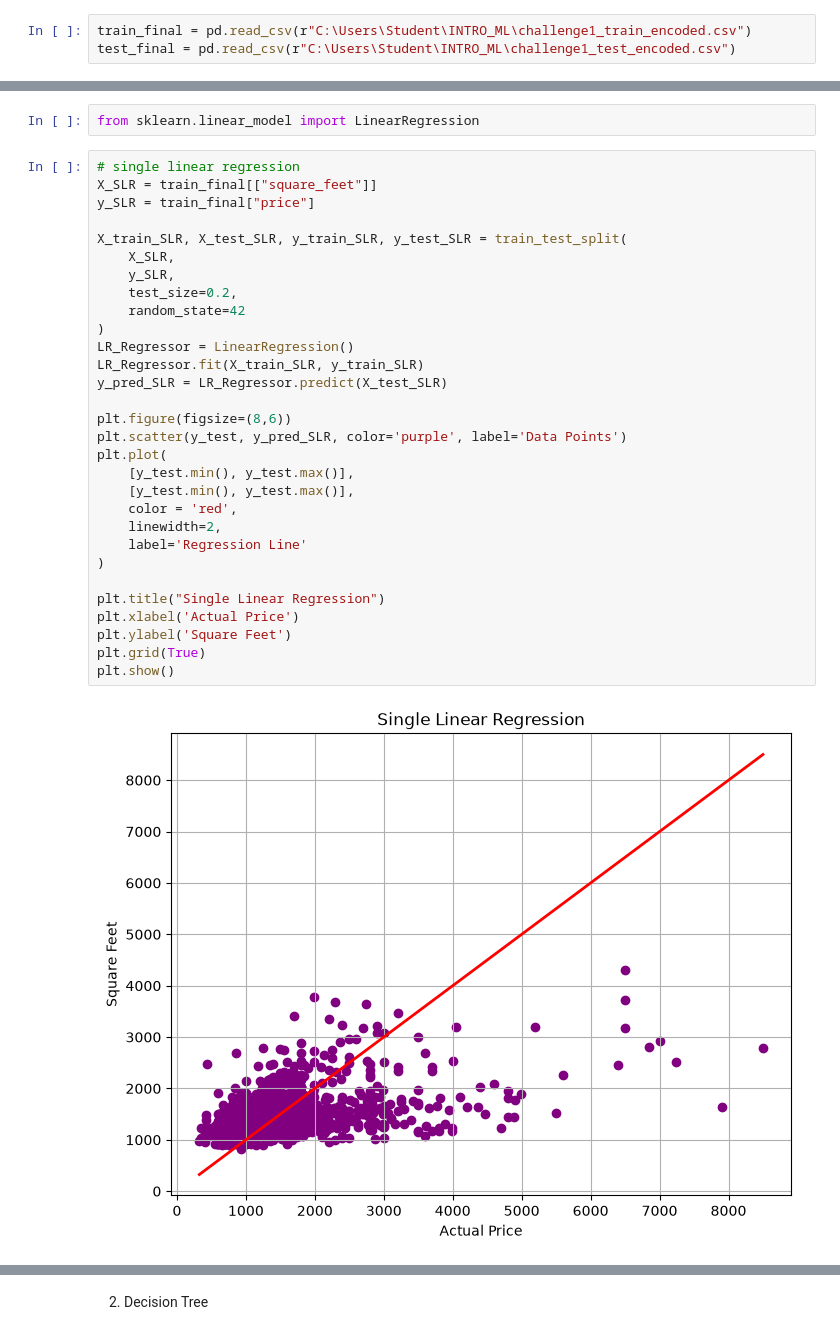
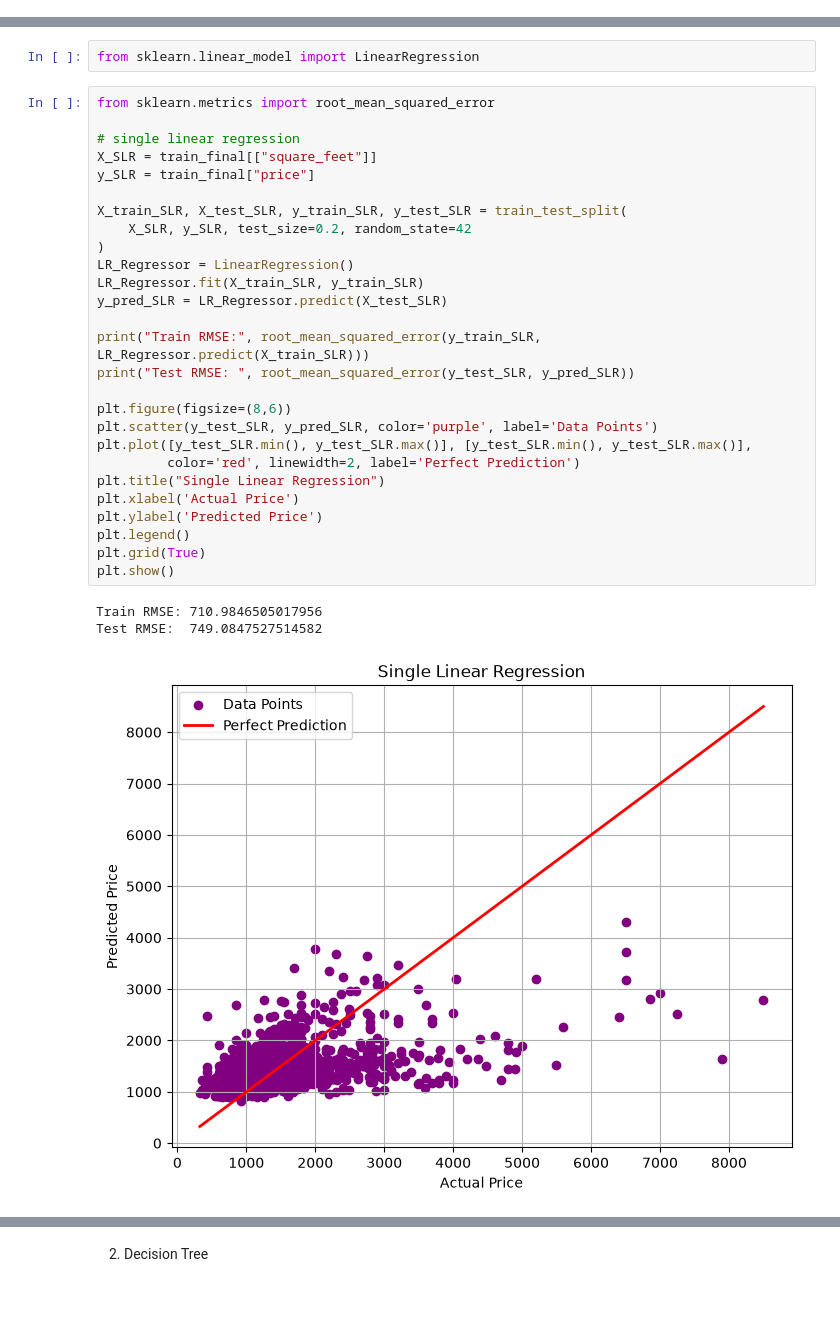
Before and after one commit to bpoggialways/INTRO_ML, a Jupyter notebook: challenge1.ipynb, the cells around one changed output, grey strips where cells are left out. Saved outputs shown, nothing was run; the diff lists cells and outputs as text; blank space fills up the shorter version.

```diff
--- a/challenge1.ipynb
+++ b/challenge1.ipynb
@@ -297,6 +245,3 @@ Name: count, dtype: int64
-# %%
-train_final = pd.read_csv(r"C:\Users\Student\INTRO_ML\challenge1_train_encoded.csv")
-test_final = pd.read_csv(r"C:\Users\Student\INTRO_ML\challenge1_test_encoded.csv")
 # %%
 sns.displot(df_train['price'])
 # %% [output]
@@ -339,36 +284,35 @@ X_train, X_test, y_train, y_test = train_test_split(
 # %%
 from sklearn.linear_model import LinearRegression
 # %%
+from sklearn.metrics import root_mean_squared_error
+
 # single linear regression
 X_SLR = train_final[["square_feet"]]
 y_SLR = train_final["price"]
 
 X_train_SLR, X_test_SLR, y_train_SLR, y_test_SLR = train_test_split(
-    X_SLR,
-    y_SLR,
-    test_size=0.2,
-    random_state=42
+    X_SLR, y_SLR, test_size=0.2, random_state=42
 )
 LR_Regressor = LinearRegression()
 LR_Regressor.fit(X_train_SLR, y_train_SLR)
 y_pred_SLR = LR_Regressor.predict(X_test_SLR)
 
+print("Train RMSE:", root_mean_squared_error(y_train_SLR, LR_Regressor.predict(X_train_SLR)))
+print("Test RMSE: ", root_mean_squared_error(y_test_SLR, y_pred_SLR))
+
 plt.figure(figsize=(8,6))
-plt.scatter(y_test, y_pred_SLR, color='purple', label='Data Points')
-plt.plot(
-    [y_test.min(), y_test.max()],
-    [y_test.min(), y_test.max()],
-    color = 'red',
-    linewidth=2,
-    label='Regression Line'
-)
-
+plt.scatter(y_test_SLR, y_pred_SLR, color='purple', label='Data Points')
+plt.plot([y_test_SLR.min(), y_test_SLR.max()], [y_test_SLR.min(), y_test_SLR.max()],
+         color='red', linewidth=2, label='Perfect Prediction')
 plt.title("Single Linear Regression")
 plt.xlabel('Actual Price')
-plt.ylabel('Square Feet')
+plt.ylabel('Predicted Price')
+plt.legend()
 plt.grid(True)
 plt.show()
 # %% [output]
+Train RMSE: 710.9846505017956
+Test RMSE:  749.0847527514582
-[figure, old version]
+[figure, new version]
 # %%
 # Multiple Linear Regression
```
Also changed, not shown: parts of 10 cells of this notebook.
